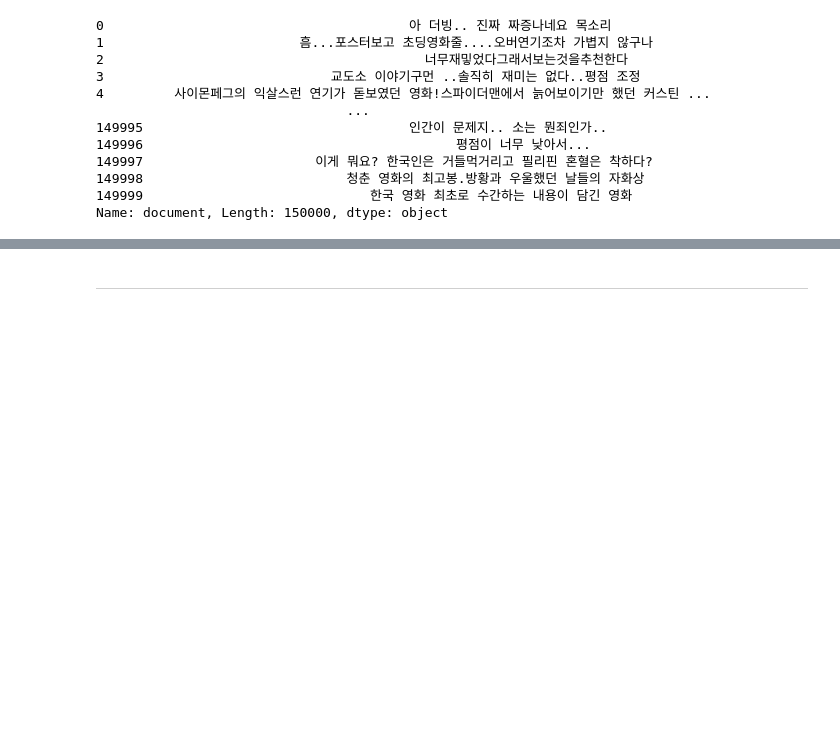
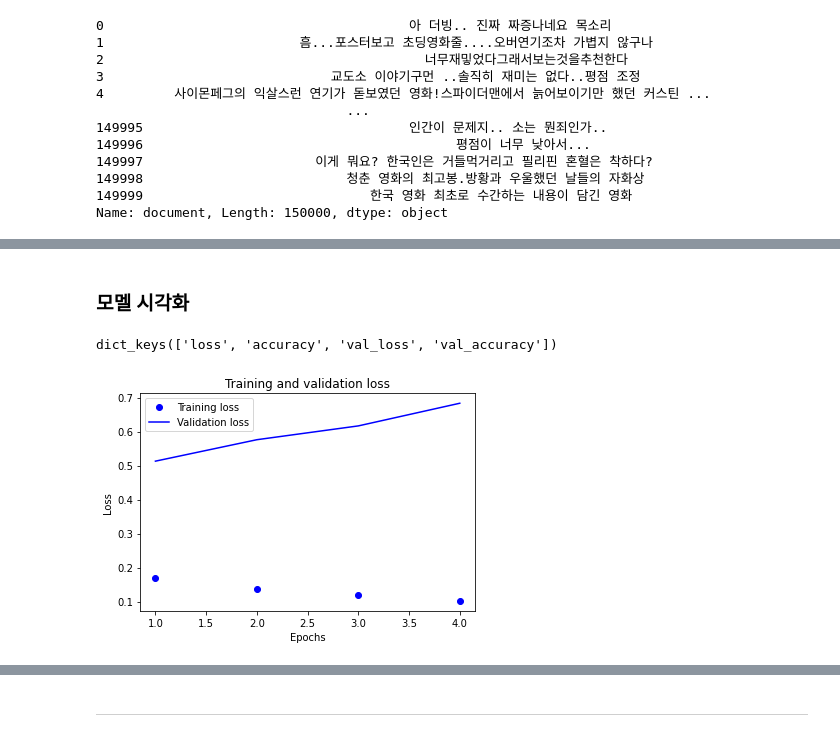
Before and after one commit to vg-rlo/aiffel-nlp-projects, a Jupyter notebook: SetencePiece/TextPreprocessingUsingTokenizer.ipynb, the cells around one changed output, grey strips where cells are left out. Cells and saved outputs as stored; diff of their text form; code cells hidden in the pictures; blank space fills up the shorter version.

Commit message:
model 수정

```diff
--- a/SetencePiece/TextPreprocessingUsingTokenizer.ipynb
+++ b/SetencePiece/TextPreprocessingUsingTokenizer.ipynb
@@ -592,0 +945,6 @@ len(train_data['document'][1])
+# %%
+mc = ModelCheckpoint(file_path + "/model/best_model.h5', monitor='val_accuracy', mode='max', verbose=1, save_best_only=True)
+# %%
+model.compile(optimizer='adam',
+              loss='binary_crossentropy',
+              metrics=['accuracy'])
@@ -592,0 +953,10 @@ len(train_data['document'][1])
+# %%
+epochs=20  # 몇 epoch를 훈련하면 좋을지 결과를 보면서 바꾸어 봅시다.
+
+history = model.fit(X_train,
+                    y_train,
+                    epochs=epochs,
+                    batch_size=60, # 512, 100, 60
+                    validation_data=(X_valid, y_valid),
+                    verbose=1,
+                    callbacks = [es, mc])
@@ -592,0 +977,27 @@ len(train_data['document'][1])
+# %% [markdown]
+### 모멜 시각화
+# %%
+history_dict = history.history
+print(history_dict.keys()) # epoch에 따른 그래프를 그려볼 수 있는 항목들
+# %% [output]
+dict_keys(['loss', 'accuracy', 'val_loss', 'val_accuracy'])
+# %%
+acc = history_dict['accuracy']
+val_acc = history_dict['val_accuracy']
+loss = history_dict['loss']
+val_loss = history_dict['val_loss']
+
+epochs = range(1, len(acc) + 1)
+
+# "bo"는 "파란색 점"입니다
+plt.plot(epochs, loss, 'bo', label='Training loss')
+# b는 "파란 실선"입니다
+plt.plot(epochs, val_loss, 'b', label='Validation loss')
+plt.title('Training and validation loss')
+plt.xlabel('Epochs')
+plt.ylabel('Loss')
+plt.legend()
+
+plt.show()
+# %% [output]
+[figure, added]
```
Also changed, not shown: parts of 217 cells of this notebook, 4 other files.
